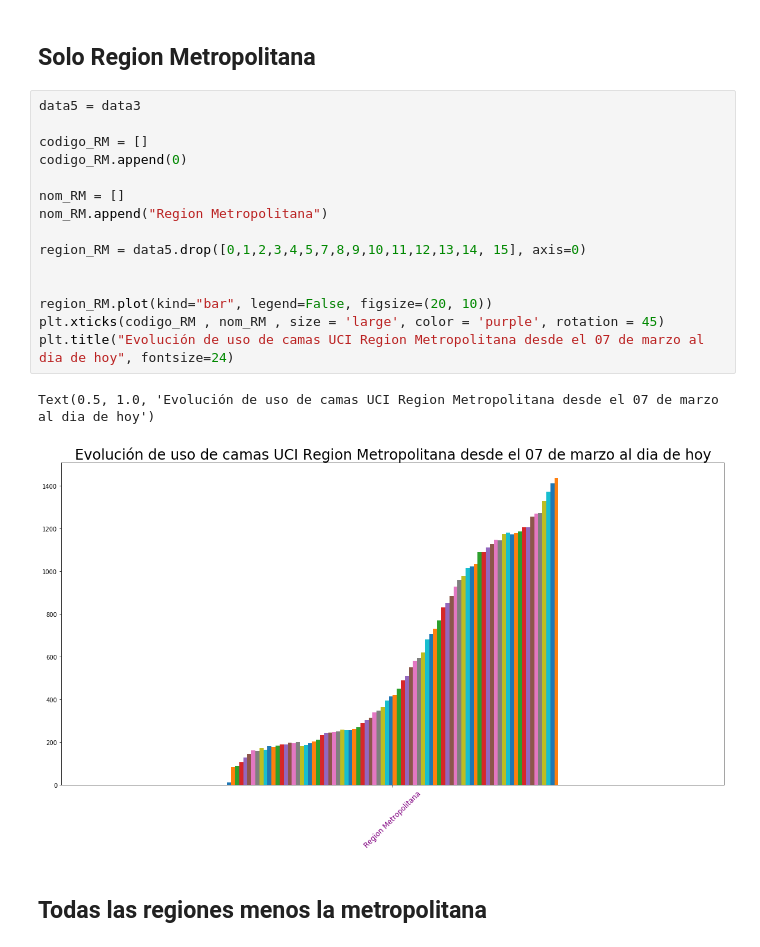
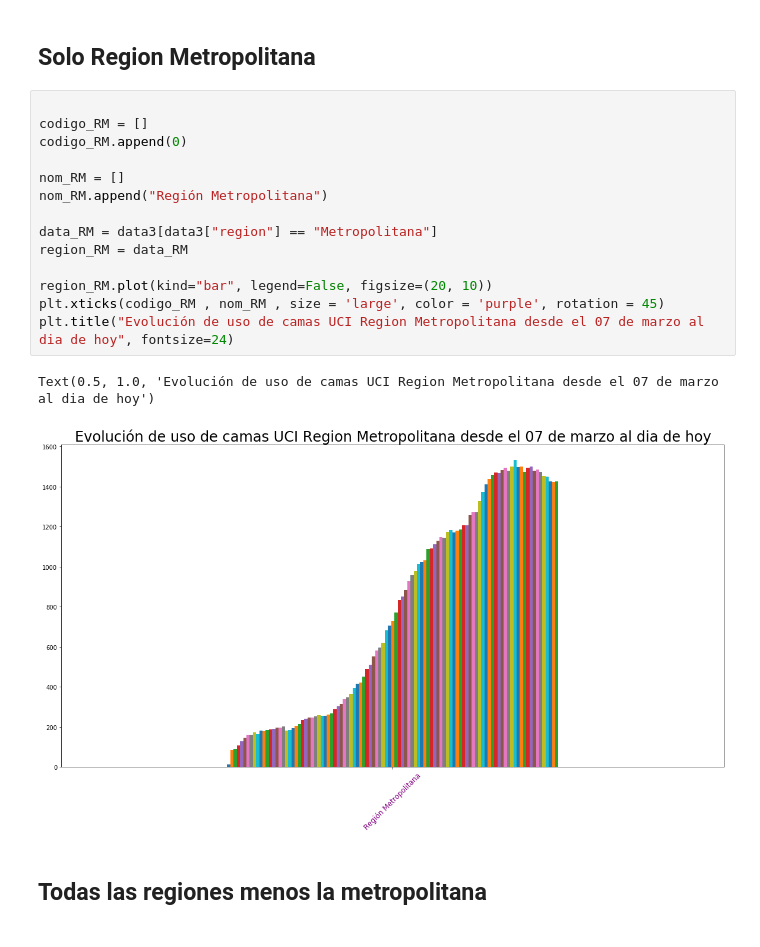
Before and after one commit to jobcito/covid19-data, a Jupyter notebook: Notebooks/Primera lectura de archivos.ipynb, the cells around one changed output. Drawn from its saved outputs; the diff is of its cells as text.

```diff
--- a/Notebooks/Primera lectura de archivos.ipynb
+++ b/Notebooks/Primera lectura de archivos.ipynb
@@ -345,23 +350,22 @@ data3.describe()
 # %% [markdown]
 ## Solo Region Metropolitana
 # %%
-data5 = data3
 
 codigo_RM = []
 codigo_RM.append(0)
 
 nom_RM = []
-nom_RM.append("Region Metropolitana")
+nom_RM.append("Región Metropolitana")
 
-region_RM = data5.drop([0,1,2,3,4,5,7,8,9,10,11,12,13,14, 15], axis=0)
-
+data_RM = data3[data3["region"] == "Metropolitana"]
+region_RM = data_RM
 
 region_RM.plot(kind="bar", legend=False, figsize=(20, 10))
 plt.xticks(codigo_RM , nom_RM , size = 'large', color = 'purple', rotation = 45)
 plt.title("Evolución de uso de camas UCI Region Metropolitana desde el 07 de marzo al dia de hoy", fontsize=24)
 # %% [output]
 Text(0.5, 1.0, 'Evolución de uso de camas UCI Region Metropolitana desde el 07 de marzo al dia de hoy')
-[figure, old version]
+[figure, new version]
 # %% [markdown]
 ## Todas las regiones menos la metropolitana
 # %%
```
Also changed, not shown: parts of 13 cells of this notebook.
